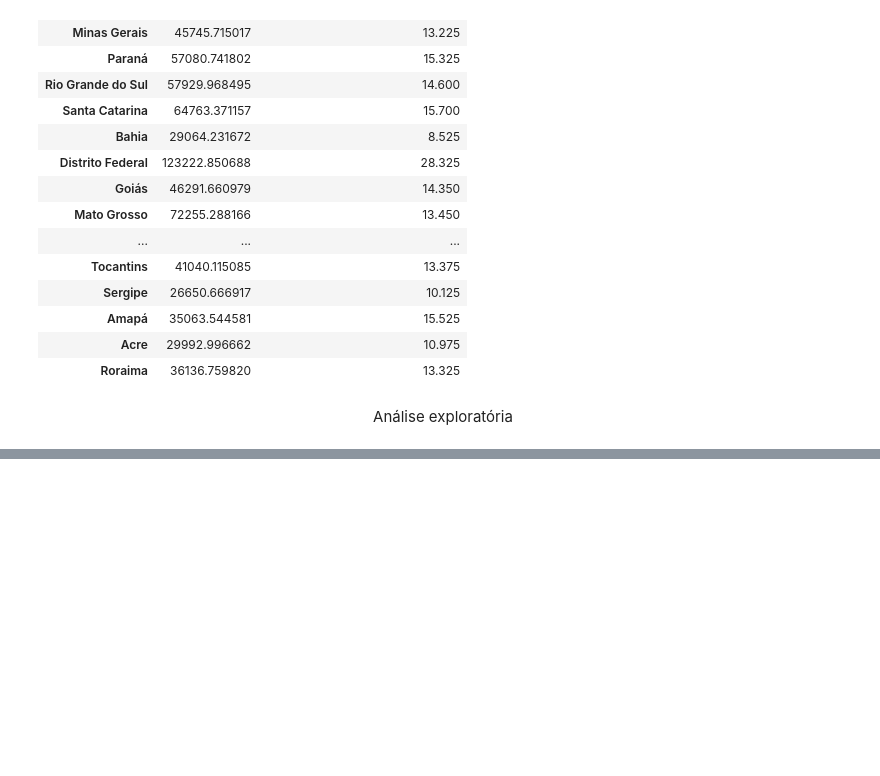
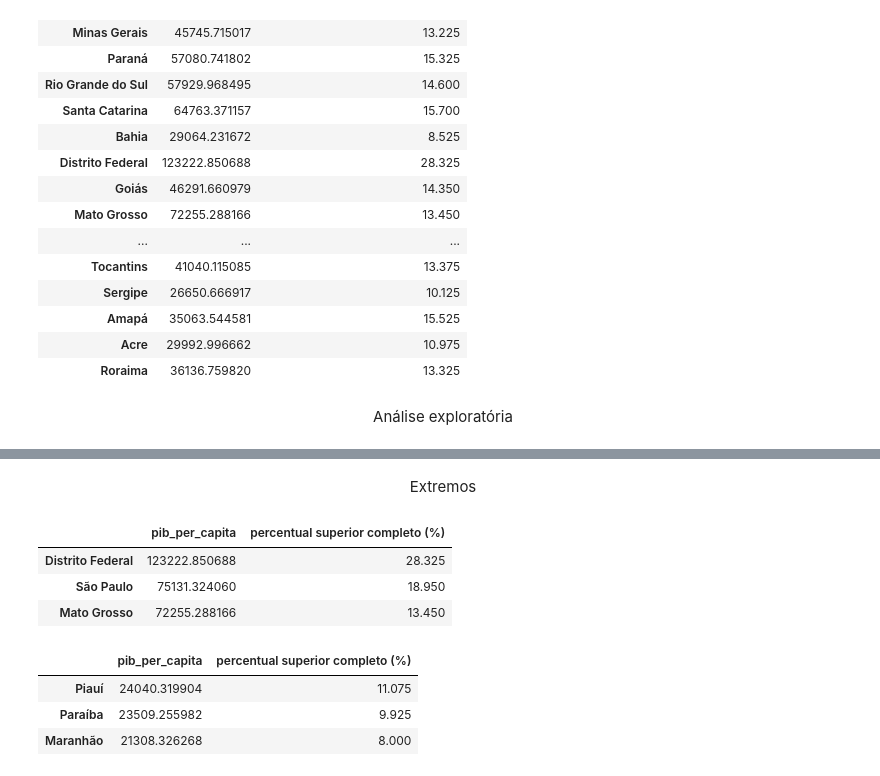
Before and after one commit to LiviaP24/mineracao-de-dados, a Jupyter notebook: trabalho.ipynb, the cells around one changed output, grey strips where cells are left out. Cells and saved outputs as stored; diff of their text form; code cells hidden in the pictures; blank space fills up the shorter version.

```diff
--- a/trabalho.ipynb
+++ b/trabalho.ipynb
@@ -262,0 +290,16 @@ plt.show()
+# %% [markdown]
+<p align="center">Extremos</p>
+# %%
+df_maior_pib = df_educacao_pib_capita.sort_values(by='pib_per_capita', ascending=False)
+
+display(df_maior_pib.head(3))
+display(df_maior_pib.tail(3))
+# %% [output]
+|  | pib_per_capita | percentual superior completo (%) |
+| Distrito Federal | 123222.850688 | 28.325 |
+| São Paulo | 75131.324060 | 18.950 |
+| Mato Grosso | 72255.288166 | 13.450 |
+|  | pib_per_capita | percentual superior completo (%) |
+| Piauí | 24040.319904 | 11.075 |
+| Paraíba | 23509.255982 | 9.925 |
+| Maranhão | 21308.326268 | 8.000 |
```
Also changed, not shown: parts of 6 cells of this notebook.
